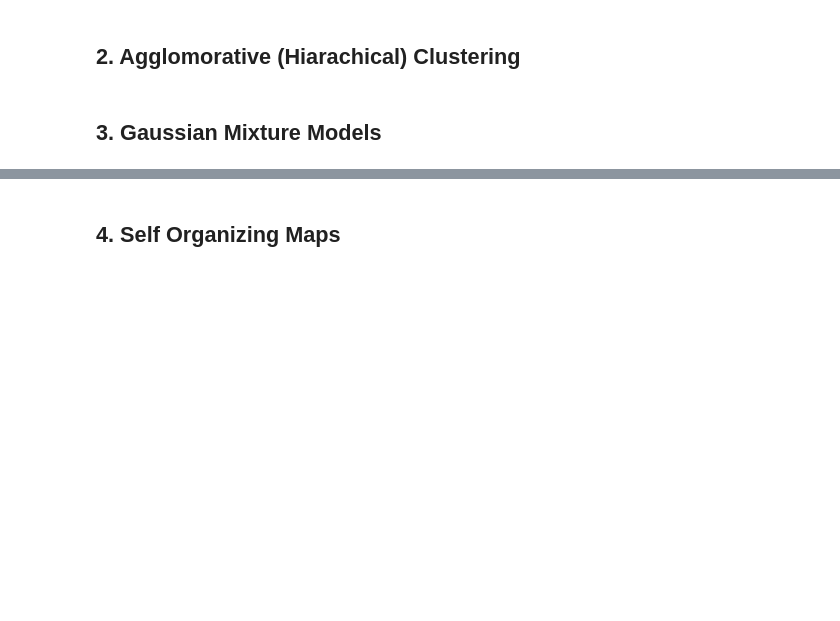
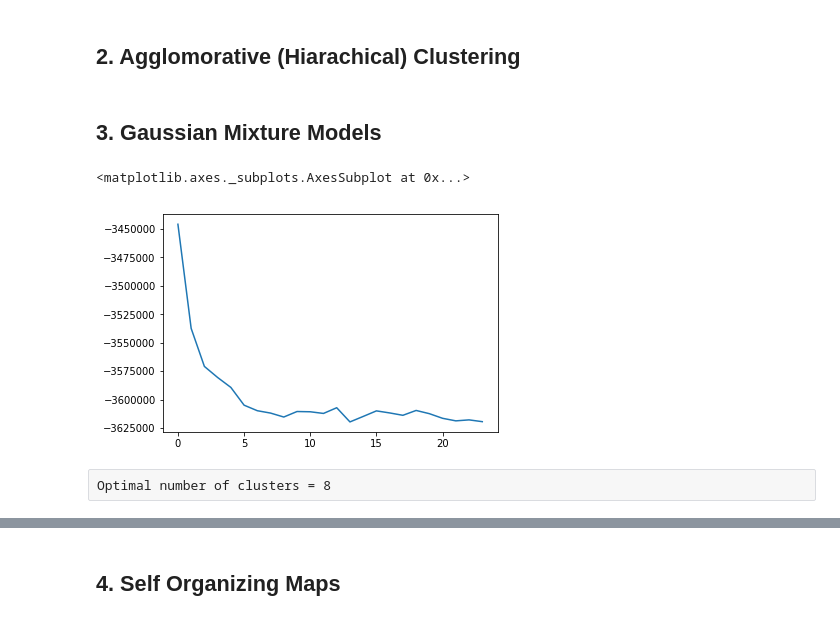
Before and after one commit to ThuwarakeshM/Stock-Clusters, a Jupyter notebook: Untitled.ipynb, the cells around one changed output, grey strips where cells are left out. Saved outputs shown, nothing was run; the diff lists cells and outputs as text; code cells hidden in the pictures; blank space fills up the shorter version.

```diff
--- a/Untitled.ipynb
+++ b/Untitled.ipynb
@@ -9,7 +9,7 @@ import matplotlib.pyplot as plt
 ## Data Preparation
 # %%
 # Read the dataset, parsing dates
-df = pd.read_csv('/home/thuwarakesh/projects/Stock-Clusters/data.csv', index_col=0, parse_dates=['Date'])
+df = pd.read_csv('data.csv', index_col=0, parse_dates=['Date'])
 # %%
 df.head() #Head Check
 # %% [output]
@@ -140,9 +143,15 @@ def clust(df, comp, cov_type):
 # %%
 l = []
 for i in range(1,25):
     l.append(clust(df.T, i, 'spherical')) # 'spherical', 'diag', 'tied', 'full'
+l_spherical = l
 
 pd.DataFrame(l)[1].plot()
+# %% [output]
+<matplotlib.axes._subplots.AxesSubplot at 0x...>
+[figure, added]
+# %% [raw]
+Optimal number of clusters = 8
 # %%
 l = []
 for i in range(1,25):
```
Also changed, not shown: parts of 12 cells of this notebook, 1 other file.
